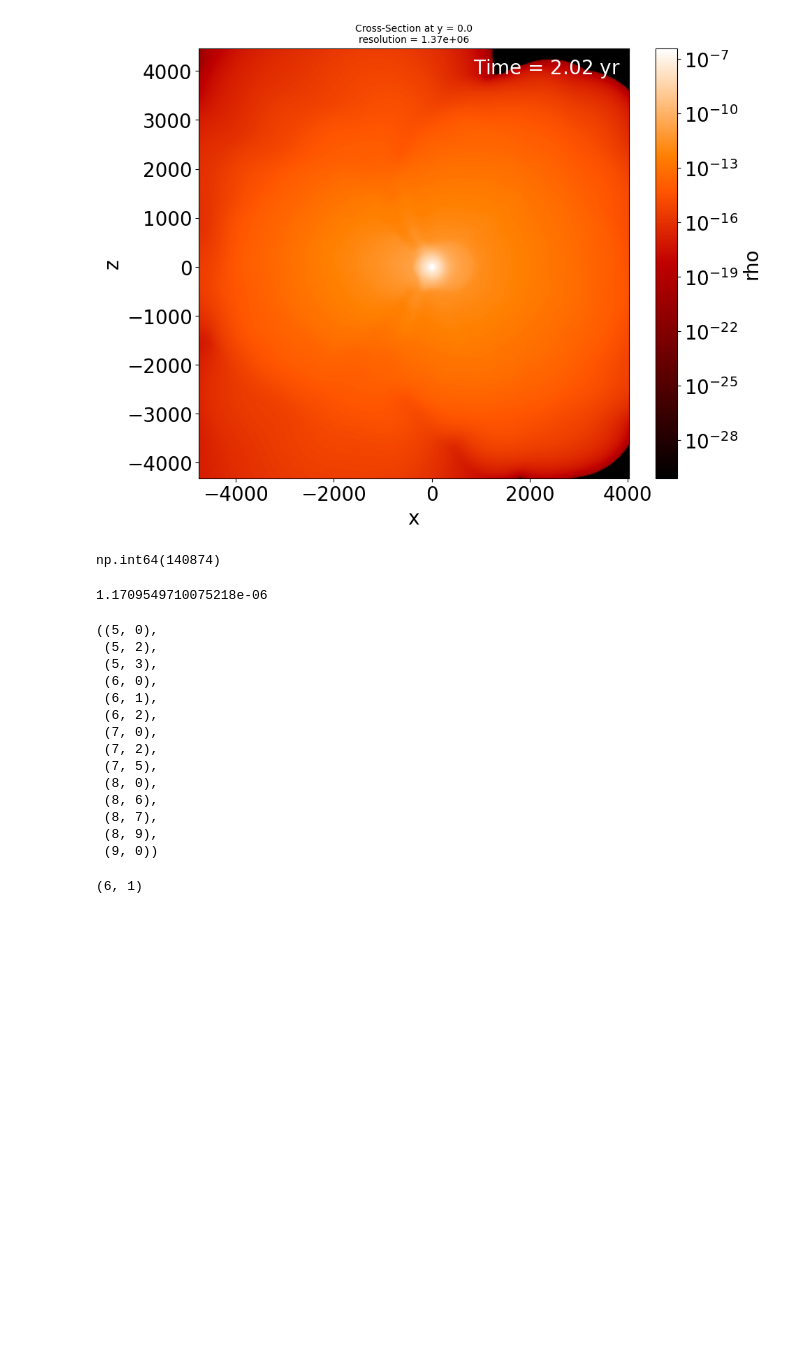
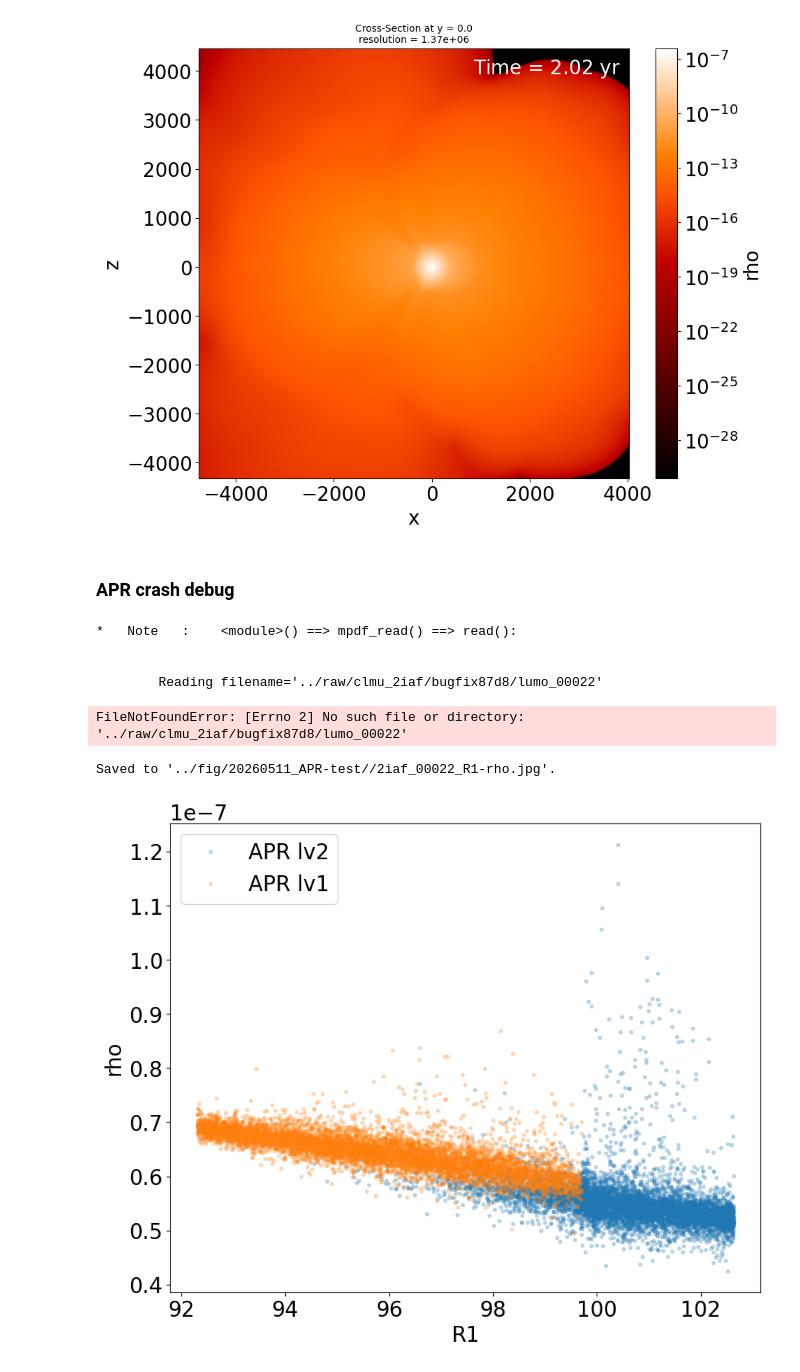
Before and after one commit to chunliangmu/RTinCEE-scripts-2024, a Jupyter notebook: script_APRTest.ipynb, the cells around one changed output. Drawn from its saved outputs; the diff is of its cells as text; code cells hidden in the pictures; blank space fills up the shorter version.

```diff
--- a/script_APRTest.ipynb
+++ b/script_APRTest.ipynb
@@ -289,35 +296,54 @@ for xyz_axis in ['xyz', 'yzx', 'xzy']:
 # %% [output]
 [figure]
 [figure]
+# %% [markdown]
+### APR crash debug
 # %%
-np.count_nonzero(sdf['dtau'][order]<1)
+nn = '2iaf'
+file_index = 0
+ndim = 3
+
+job_profile = JOB_PROFILES_DICT[nn]
+# eos = get_eos(job_profile['ieos'], job_profile['params'])
+# eos_opacity = get_eos_opacity(job_profile['ieos'], job_profile['params'])
+eos_opacity = get_eos_opacity(10, job_profile['params'])
+
+mpdf = mpdf_read(job_profile['job_name'], file_index, eos_opacity, calc_params=['R1', 'vr'])
+sdf = mpdf.data['gas']
+
+mpdf.data['sink']
 # %% [output]
-np.int64(140874)
+*   Note   :    <module>() ==> mpdf_read() ==> read():
+
+
+        Reading filename='../raw/clmu_2iaf/bugfix87d8/lumo_00022'
+FileNotFoundError: [Errno 2] No such file or directory: '../raw/clmu_2iaf/bugfix87d8/lumo_00022'
-# %%
-np.min(sdf['dtau'][order])
-# %% [output]
-1.1709549710075218e-06
-# %%
-from numba.cuda.cudadrv import nvvm
-n = nvvm.NVVM()
-n.supported_ccs
-# %% [output]
-((5, 0),
- (5, 2),
- (5, 3),
- (6, 0),
- (6, 1),
- (6, 2),
- (7, 0),
- (7, 2),
- (7, 5),
- (8, 0),
- (8, 6),
- (8, 7),
- (8, 9),
- (9, 0))
-# %%
-from numba import cuda
-print(cuda.get_current_device().compute_capability)
-# %% [output]
-(6, 1)
+# %%
+var = 'rho'
+
+range_min = np.min((sdf['R1'] - sdf['h']/2)[sdf['apr_level'] == 2])
+range_max = np.max((sdf['R1'] + sdf['h']/2)[sdf['apr_level'] == 1])
+inds = np.logical_and(range_min <= sdf['R1'], sdf['R1'] <= range_max)
+
+if 'pressure_calced' not in sdf:
+    sdf['pressure_calced'] = eos.get_val('P', rho=mpdf.get_val('rho'), u=mpdf.get_val('u')).to_value(mpdf.units['pressure'])
+
+
+sdf_temp = sdf[['apr_level', 'h', 'u', 'temperature', 'pressure', 'pressure_calced', 'rho', 'R1']][inds]
+
+fig, ax = plt.subplots(figsize=(10, 8))
+
+for i, lv in enumerate(sdf_temp['apr_level'].unique()):
+    sdf_plot = sdf_temp[sdf_temp['apr_level']==lv]
+    ax.plot(sdf_plot['R1'], sdf_plot[var], '.', color=f"C{i}", label=f"APR lv{lv}", alpha=0.25)
+    # ax.plot(sdf_plot['R1'], sdf_plot['pressure_calced'], 'x', color=f"C{i}", label=f"APR lv{lv}")
+
+ax.legend()
+ax.set_ylabel(var)
+ax.set_xlabel('R1')
+outfilename = f"{output_dir}{sep}{nn}_{file_index:05d}_R1-{var}.jpg"
+fig.savefig(outfilename)
+print(f"Saved to '{outfilename}'.")
+# %% [output]
+Saved to '../fig/20260511_APR-test//2iaf_00022_R1-rho.jpg'.
+[figure, added]
```
Also changed, not shown: parts of 39 cells of this notebook, 4 other files.
